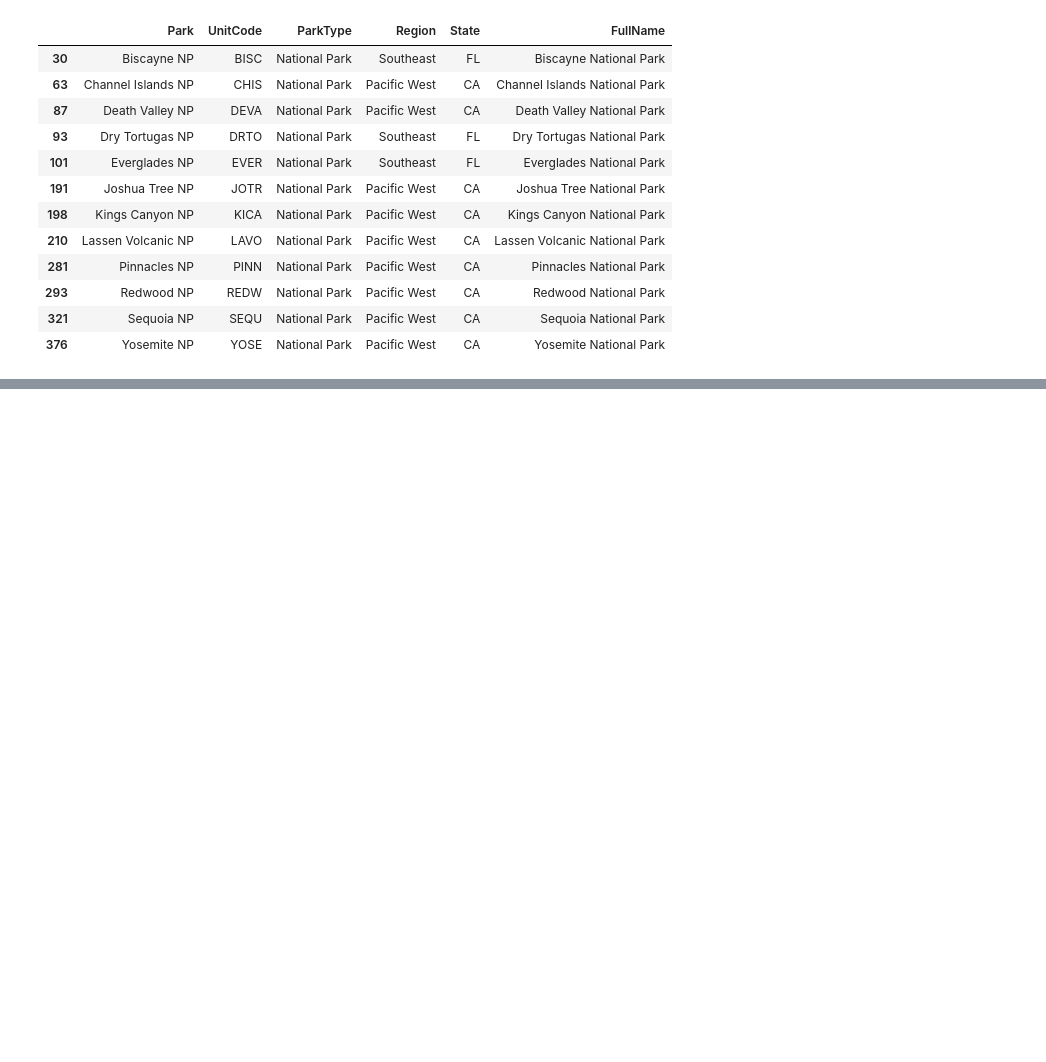
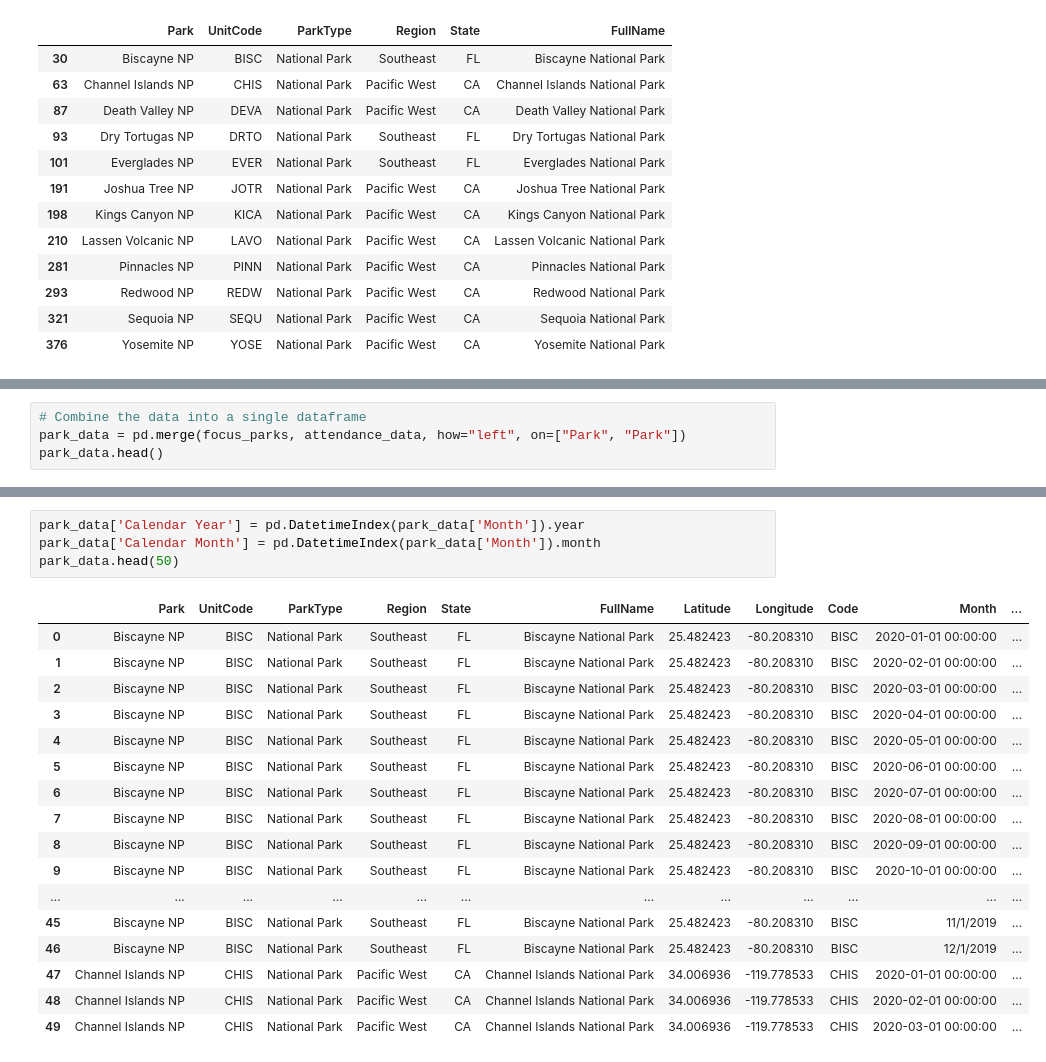
Before and after one commit to missymeyer/ProjectOne, a Jupyter notebook: Starter.ipynb, the cells around one changed output, grey strips where cells are left out. Cells and saved outputs as stored; diff of their text form; blank space fills up the shorter version.

```diff
--- a/Starter.ipynb
+++ b/Starter.ipynb
@@ -135,3 +105,7 @@ focus_parks.head()
 | 87 | Death Valley NP | DEVA | National Park | Pacific West | CA | Death Valley National Park | 36.505389 | -117.079408 |
 | 93 | Dry Tortugas NP | DRTO | National Park | Southeast | FL | Dry Tortugas National Park | 24.633333 | -82.920000 |
 | 101 | Everglades NP | EVER | National Park | Southeast | FL | Everglades National Park | 25.745929 | -80.554956 |
+# %%
+# Combine the data into a single dataframe
+park_data = pd.merge(focus_parks, attendance_data, how="left", on=["Park", "Park"])
+park_data.head()
@@ -137,0 +119,22 @@ focus_parks.head()
+# %%
+park_data['Calendar Year'] = pd.DatetimeIndex(park_data['Month']).year
+park_data['Calendar Month'] = pd.DatetimeIndex(park_data['Month']).month
+park_data.head(50)
+# %% [output]
+|  | Park | UnitCode | ParkType | Region | State | FullName | Latitude | Longitude | Code | Month | ... |
+| 0 | Biscayne NP | BISC | National Park | Southeast | FL | Biscayne National Park | 25.482423 | -80.208310 | BISC | 2020-01-01 00:00:00 | ... |
+| 1 | Biscayne NP | BISC | National Park | Southeast | FL | Biscayne National Park | 25.482423 | -80.208310 | BISC | 2020-02-01 00:00:00 | ... |
+| 2 | Biscayne NP | BISC | National Park | Southeast | FL | Biscayne National Park | 25.482423 | -80.208310 | BISC | 2020-03-01 00:00:00 | ... |
+| 3 | Biscayne NP | BISC | National Park | Southeast | FL | Biscayne National Park | 25.482423 | -80.208310 | BISC | 2020-04-01 00:00:00 | ... |
+| 4 | Biscayne NP | BISC | National Park | Southeast | FL | Biscayne National Park | 25.482423 | -80.208310 | BISC | 2020-05-01 00:00:00 | ... |
+| 5 | Biscayne NP | BISC | National Park | Southeast | FL | Biscayne National Park | 25.482423 | -80.208310 | BISC | 2020-06-01 00:00:00 | ... |
+| 6 | Biscayne NP | BISC | National Park | Southeast | FL | Biscayne National Park | 25.482423 | -80.208310 | BISC | 2020-07-01 00:00:00 | ... |
+| 7 | Biscayne NP | BISC | National Park | Southeast | FL | Biscayne National Park | 25.482423 | -80.208310 | BISC | 2020-08-01 00:00:00 | ... |
+| 8 | Biscayne NP | BISC | National Park | Southeast | FL | Biscayne National Park | 25.482423 | -80.208310 | BISC | 2020-09-01 00:00:00 | ... |
+| 9 | Biscayne NP | BISC | National Park | Southeast | FL | Biscayne National Park | 25.482423 | -80.208310 | BISC | 2020-10-01 00:00:00 | ... |
+| ... | ... | ... | ... | ... | ... | ... | ... | ... | ... | ... | ... |
+| 45 | Biscayne NP | BISC | National Park | Southeast | FL | Biscayne National Park | 25.482423 | -80.208310 | BISC | 11/1/2019 | ... |
+| 46 | Biscayne NP | BISC | National Park | Southeast | FL | Biscayne National Park | 25.482423 | -80.208310 | BISC | 12/1/2019 | ... |
+| 47 | Channel Islands NP | CHIS | National Park | Pacific West | CA | Channel Islands National Park | 34.006936 | -119.778533 | CHIS | 2020-01-01 00:00:00 | ... |
+| 48 | Channel Islands NP | CHIS | National Park | Pacific West | CA | Channel Islands National Park | 34.006936 | -119.778533 | CHIS | 2020-02-01 00:00:00 | ... |
+| 49 | Channel Islands NP | CHIS | National Park | Pacific West | CA | Channel Islands National Park | 34.006936 | -119.778533 | CHIS | 2020-03-01 00:00:00 | ... |
```
Also changed, not shown: parts of 10 cells of this notebook, 1 other file.
